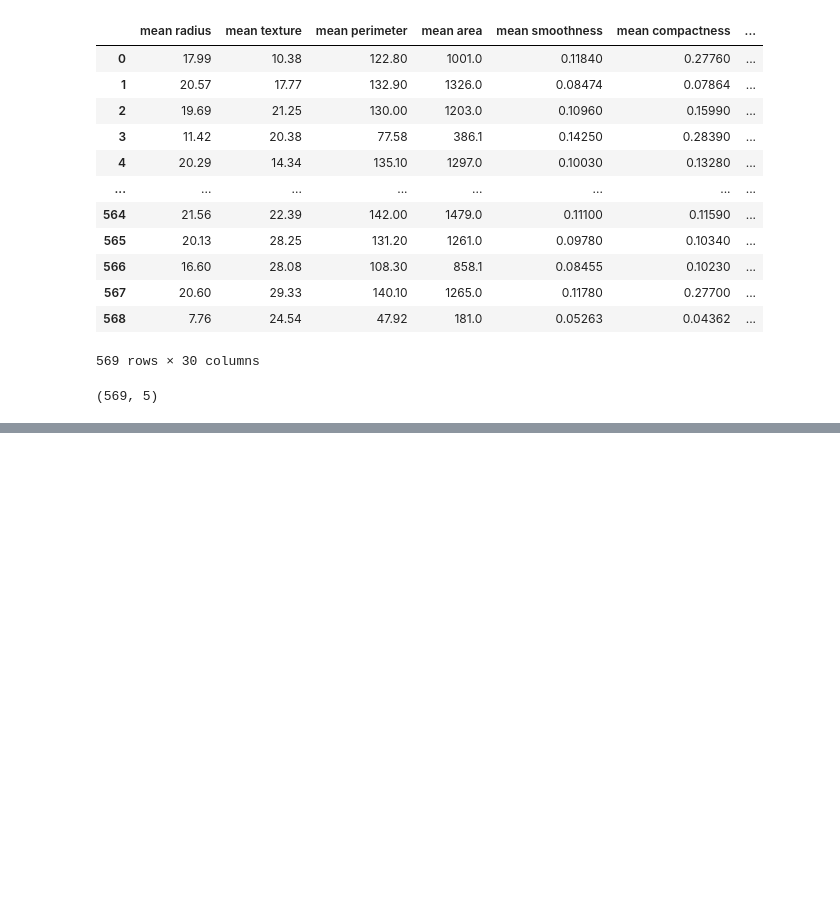
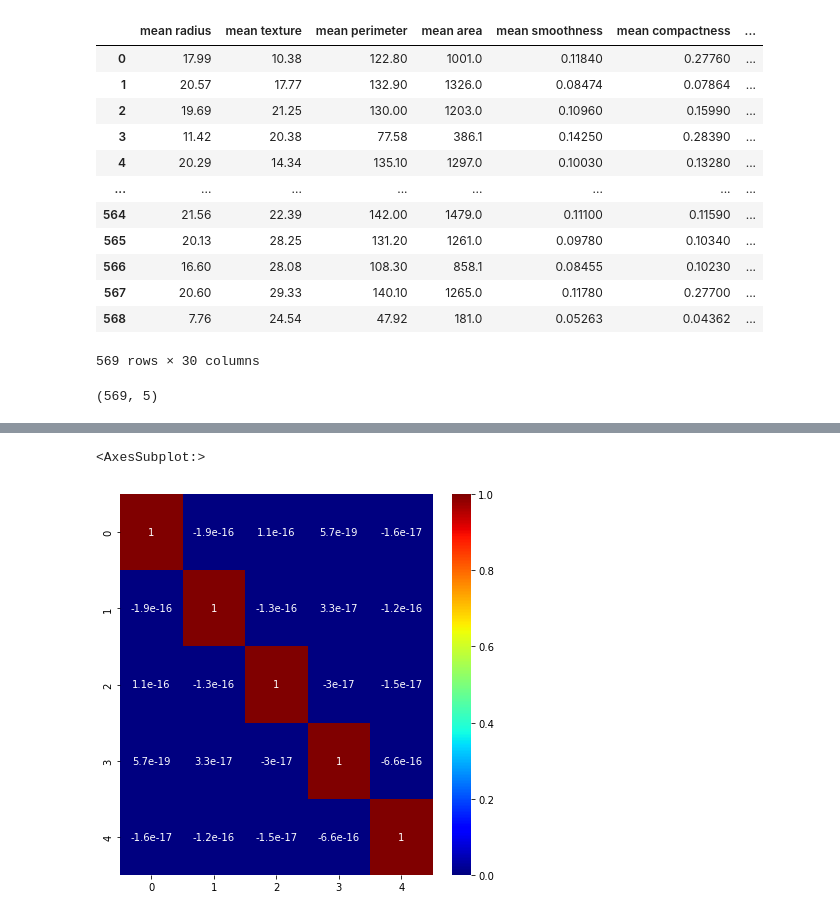
Before and after one commit to ml2202/alxml, a Jupyter notebook: Dzien02/08-pca.ipynb, the cells around one changed output, grey strips where cells are left out. Cells and saved outputs as stored; diff of their text form; code cells hidden in the pictures; blank space fills up the shorter version.

```diff
--- a/Dzien02/08-pca.ipynb
+++ b/Dzien02/08-pca.ipynb
@@ -89,0 +94,6 @@ pd.DataFrame( confusion_matrix(y_test, model.predict(X_test) ) )
+# %%
+plt.figure(figsize=(7,7))
+sns.heatmap( pd.DataFrame(X_pca).corr() , annot=True, cmap='jet')
+# %% [output]
+<AxesSubplot:>
+[figure, added]
```
Also changed, not shown: parts of 3 cells of this notebook.
